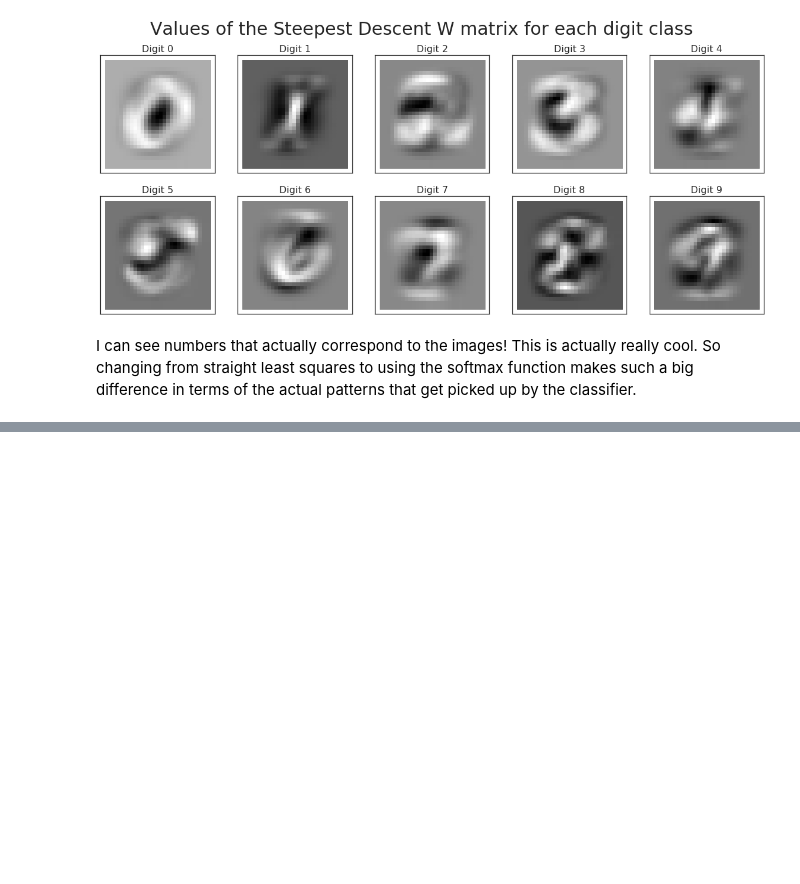
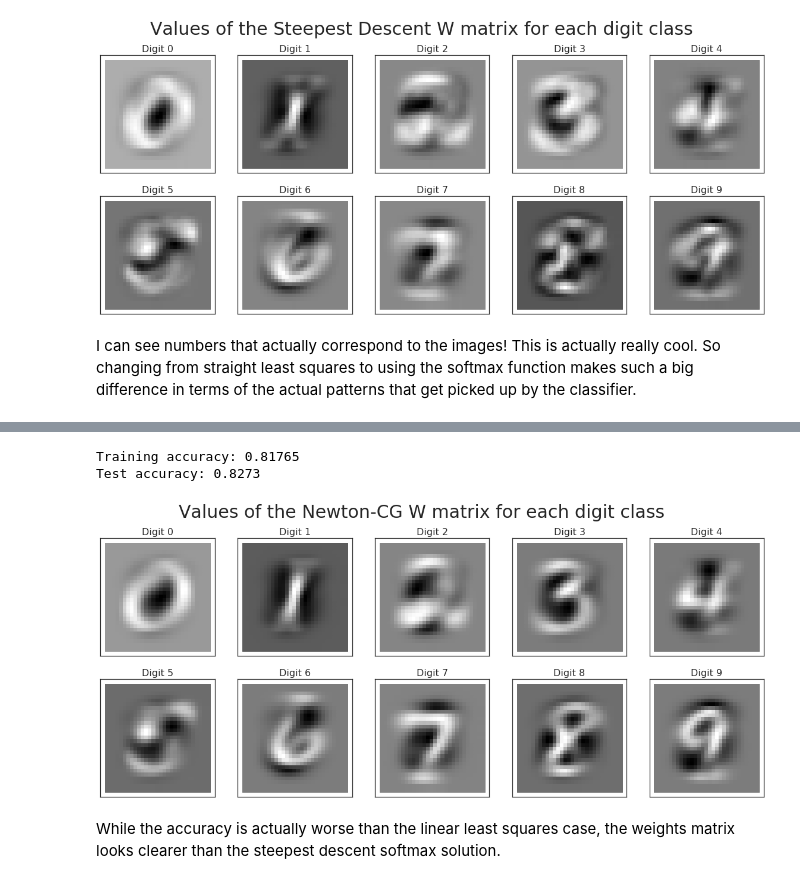
Before and after one commit to tXiao95/py_experiments, a Jupyter notebook: mnistLinearClassification.ipynb, the cells around one changed output, grey strips where cells are left out. Drawn from its saved outputs; the diff is of its cells as text; code cells hidden in the pictures; blank space fills up the shorter version.

Commit message:
mnist hw and first bash notebook

```diff
--- a/mnistLinearClassification.ipynb
+++ b/mnistLinearClassification.ipynb
@@ -157,0 +160,31 @@ using the softmax function makes such a big difference in terms of the actual pa
+# %%
+def f(W):
+    return softmaxFun(W, Y, C)[0]
+
+def grad(W):
+    return softmaxFun(W, Y, C)[1][:,0]
+# %%
+newton_sol = scipy.optimize.minimize(method = 'Newton-CG', fun=f, x0=W, jac=grad)
+# %%
+W_newton_est = np.reshape(newton_sol.x, (n_c, n_f))
+C_newton_test = softmax(W_newton_est, test_data)
+C_newton_train = softmax(W_newton_est, train_data)
+# %%
+test_newton_accuracy = np.mean(np.argmax(C_newton_test, axis=0) == test_labels)
+train_newton_accuracy = np.mean(np.argmax(C_newton_train, axis=0) == train_labels_vec)
+print("Training accuracy: {}".format(train_newton_accuracy))
+print("Test accuracy: {}".format(test_newton_accuracy))
+# %% [output]
+Training accuracy: 0.81765
+Test accuracy: 0.8273
+# %%
+f = plt.figure(figsize=(20, 8))
+f.suptitle('Values of the Newton-CG W matrix for each digit class', fontsize=30)
+for k in range(10):
+    ax = f.add_subplot(2, 5, k+1)
+    plot_mnist(W_newton_est.T[:,k][1:])
+    ax.set_title("Digit {}".format(k), fontsize=16)
+# %% [output]
+[figure, added]
+# %% [markdown]
+While the accuracy is actually worse than the linear least squares case, the weights matrix looks clearer than the steepest descent softmax solution.
```
Also changed, not shown: parts of 2 cells of this notebook, 1 other file.
